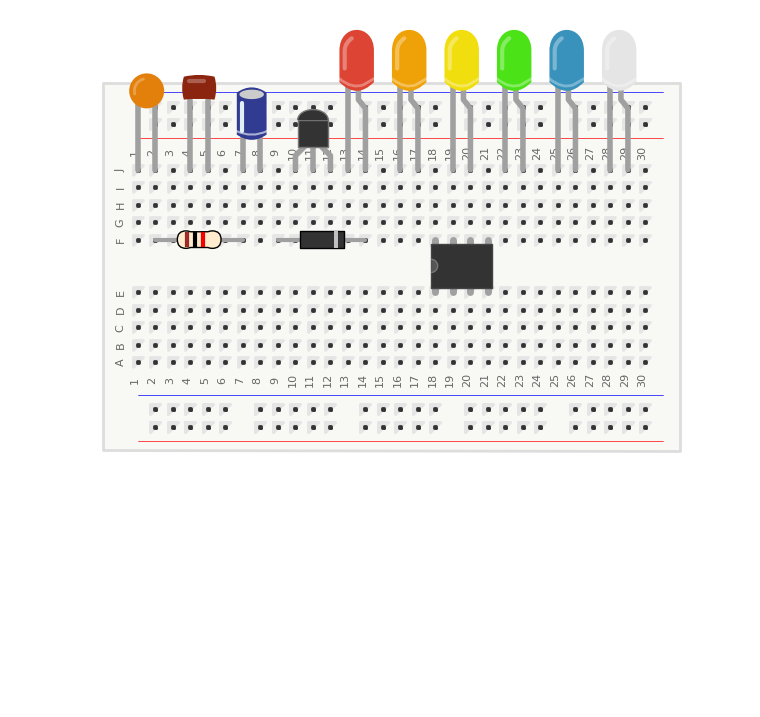
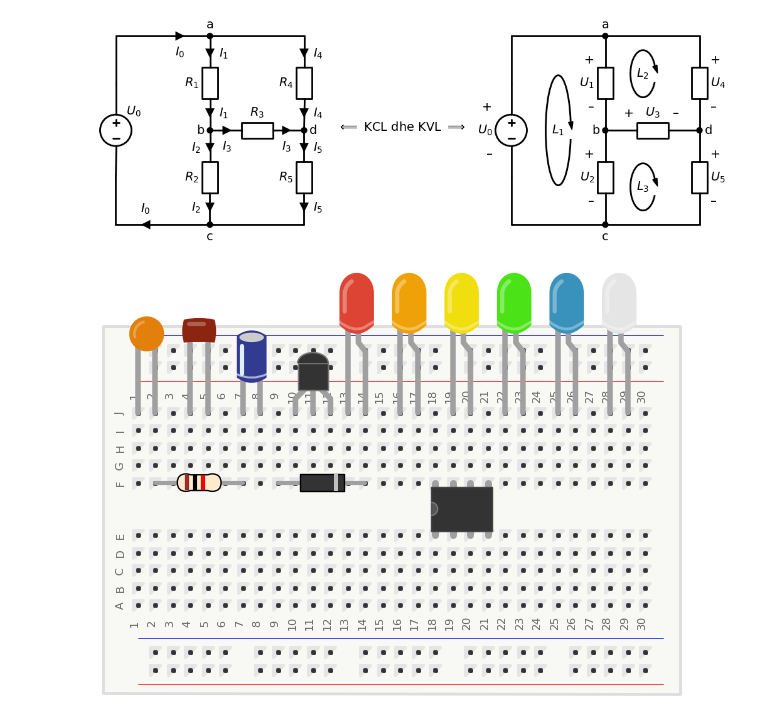
Before and after one commit to ekafex/electronics, a Jupyter notebook: Lectures/Circuit_Draw.ipynb, the cells around one changed output. Drawn from its saved outputs; the diff is of its cells as text; code cells hidden in the pictures; blank space fills up the shorter version.

```diff
--- a/Lectures/Circuit_Draw.ipynb
+++ b/Lectures/Circuit_Draw.ipynb
@@ -54,3 +85,60 @@ with schemdraw.Drawing() as d:
+# %%
+with schemdraw.Drawing() as d:
+    elm.SourceV().up().label(r'$U_0$',ofst=(0.6,-1.3))#.fill('lightgray')
+    elm.Line().up().length(1.5)
+    elm.Line().right()
+    elm.CurrentLabelInline().label(r'$I_0$',loc='bottom')
+    R1 = elm.Resistor().down().label(r'$R_1$',loc='top')
+    elm.CurrentLabelInline().at(R1).label(r'$I_1$',loc='bottom')
+    elm.CurrentLabelInline(direction='out',start=False).at(R1).label(r'$I_1$',loc='bottom')
+    R2 = elm.Resistor().down().label(r'$R_2$',loc='top')
+    elm.CurrentLabelInline().at(R2).label(r'$I_2$',loc='top')
+    elm.CurrentLabelInline(direction='out',start=False).at(R2).label(r'$I_2$',loc='top')
+    elm.Line().at(R1.start).right()
+    R4 = elm.Resistor().down().label(r'$R_4$',loc='top')
+    elm.CurrentLabelInline().at(R4).label(r'$I_4$',loc='bottom')
+    elm.CurrentLabelInline(direction='out',start=False).at(R4).label(r'$I_4$',loc='bottom')
+    R5 = elm.Resistor().down().label(r'$R_5$',loc='top')
+    elm.CurrentLabelInline().at(R5).label(r'$I_5$',loc='bottom')
+    elm.CurrentLabelInline(direction='out',start=False).at(R5).label(r'$I_5$',loc='bottom')
+    elm.Line().left().length(6)
+    elm.CurrentLabelInline().label(r'$I_0$',loc='top')
+    elm.Line().up().length(1.5)
+    R3 = elm.Resistor().right().at(R1.end).label(r'$R_3$',loc='top')
+    elm.CurrentLabelInline().at(R3).label(r'$I_3$',loc='bottom')
+    elm.CurrentLabelInline(direction='out',start=False).at(R3).label(r'$I_3$',loc='bottom')
+    elm.Dot().at(R1.start).label('a',loc='top')
+    elm.Dot().at(R1.end).label('b',loc='left')
+    elm.Dot().at(R2.end).label('c',loc='bottom')
+    elm.Dot().at(R4.end).label('d',loc='right')
+
+    d.move(dx=1*d.unit)
+    #elm.Arrow(length=0.3)
+    elm.Label(r'$\Longleftarrow$ KCL dhe KVL $\Longrightarrow$')
+    d.move(dx=1.2*d.unit,dy=-0.5*d.unit)
+
+    elm.SourceV().up().label(('–',r'$U_0$','+'),loc='top')#.fill('lightgray')
+    elm.Line().up().length(1.5)
+    elm.Line().right()
+    R1a = elm.Resistor().down().label(('+',r'$U_1$','–'))
+    R2a = elm.Resistor().down().label(('+',r'$U_2$','–'))
+    elm.Line().at(R1a.start).right()
+    R4a = elm.Resistor().down().label(('+',r'$U_4$','–'),loc='bottom')
+    elm.Resistor().down().label(('+',r'$U_5$','–'),loc='bottom')
+    elm.Line().left().length(6)
+    elm.Line().up().length(1.5)
+    elm.Resistor().right().at(R1a.end).label(('+',r'$U_3$','–'))
+    elm.Dot().at(R1a.start).label('a',loc='top')
+    elm.Dot().at(R1a.end).label('b',loc='left')
+    elm.Dot().at(R2a.end).label('c',loc='bottom')
+    elm.Dot().at(R4a.end).label('d',loc='right')
+    elm.LoopArrow(direction='cw',width=0.8,height=3.5).at((4.7*d.unit,0.5*d.unit)).label(r'$L_1$')
+    elm.LoopArrow(direction='cw',width=0.8,height=1.5).at((5.6*d.unit,1.1*d.unit)).label(r'$L_2$')
+    elm.LoopArrow(direction='cw',width=0.8,height=1.5).at((5.6*d.unit,-0.1*d.unit)).label(r'$L_3$')
+
+    d.save('figs/circ1_kirch.svg',transparent=False)
+# %% [output]
+[figure, added]
 # %%
 with schemdraw.Drawing():
     bb = pictorial.Breadboard().up()
```
Also changed, not shown: parts of 4 cells of this notebook.
